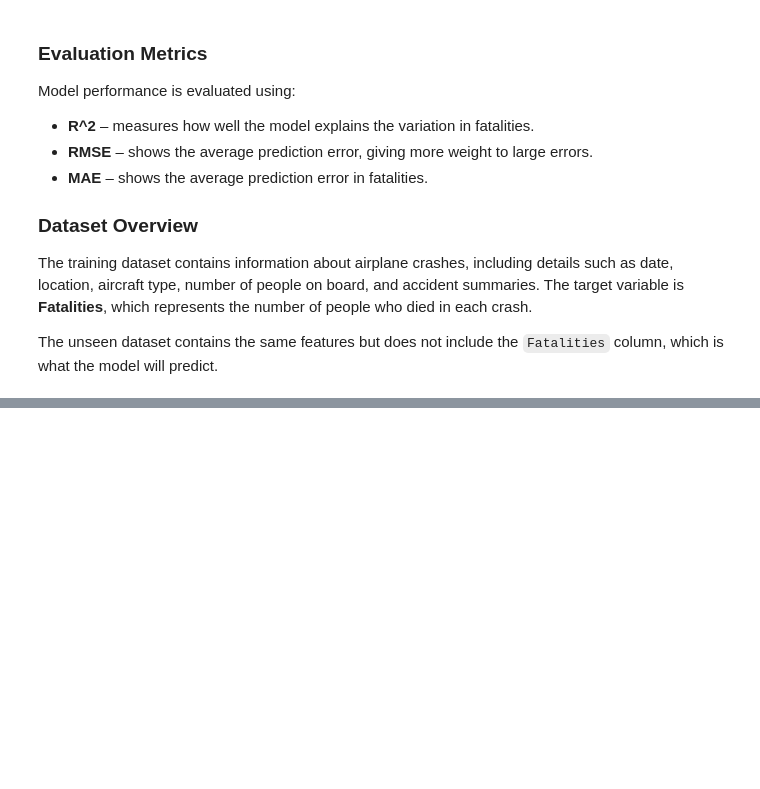
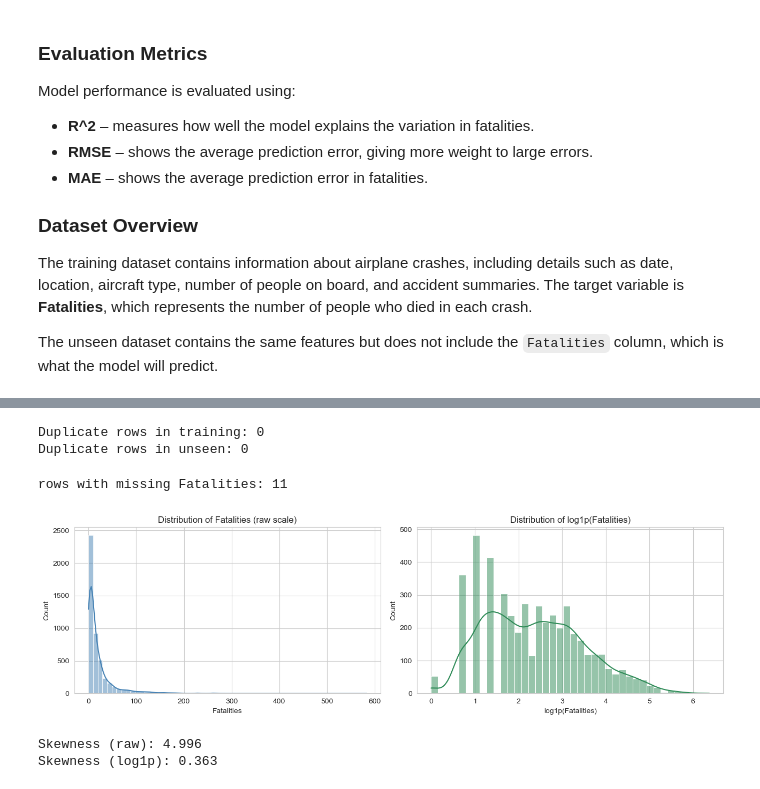
Before and after one commit to vcmeamaria/airplane_regression, a Jupyter notebook: airplane_fatalities_regression.ipynb, the cells around one changed output, grey strips where cells are left out. Drawn from its saved outputs; the diff is of its cells as text; code cells hidden in the pictures; blank space fills up the shorter version.

```diff
--- a/airplane_fatalities_regression.ipynb
+++ b/airplane_fatalities_regression.ipynb
@@ -33,0 +57,8 @@ The unseen dataset contains the same features but does not include the `Fataliti
+# %%
+# load datasets. 'latin1' encoding utilised because the files contain special characters
+
+train = pd.read_csv('Airplane_Crashes_and_Fatalities_Since_1908_data.csv', encoding='latin1')
+unseen = pd.read_csv('Airplane_Crashes_and_Fatalities_Since_1908_unseen.csv', encoding='latin1')
+
+print('Training shape:', train.shape)
+print('Unseen shape:', unseen.shape)
@@ -33,0 +190,32 @@ The unseen dataset contains the same features but does not include the `Fataliti
+# %%
+# check exact duplicate rows - both files
+print('Duplicate rows in training:', train.duplicated().sum())
+print('Duplicate rows in unseen:', unseen.duplicated().sum())
+# %% [output]
+Duplicate rows in training: 0
+Duplicate rows in unseen: 0
+# %%
+# missing fatalities values
+print('rows with missing Fatalities:', train['Fatalities'].isnull().sum())
+# %% [output]
+rows with missing Fatalities: 11
+# %%
+# distribution of fatalities variable - histogram with a KDE overlay
+fig, ax = plt.subplots(1, 2, figsize=(13, 4))
+sns.histplot(train['Fatalities'].dropna(), bins=60, kde=True, color='steelblue', ax=ax[0])
+ax[0].set_title('Distribution of Fatalities (raw scale)')
+ax[0].set_xlabel('Fatalities')
+
+# same distribution after a log1p transform
+sns.histplot(np.log1p(train['Fatalities'].dropna()), bins=40, kde=True, color='seagreen', ax=ax[1])
+ax[1].set_title('Distribution of log1p(Fatalities)')
+ax[1].set_xlabel('log1p(Fatalities)')
+plt.tight_layout()
+plt.show()
+
+print('Skewness (raw):', round(train['Fatalities'].dropna().skew(), 3))
+print('Skewness (log1p):', round(np.log1p(train['Fatalities'].dropna()).skew(), 3))
+# %% [output]
+[figure, added]
+Skewness (raw): 4.996
+Skewness (log1p): 0.363
```
Also changed, not shown: parts of 50 cells of this notebook.
